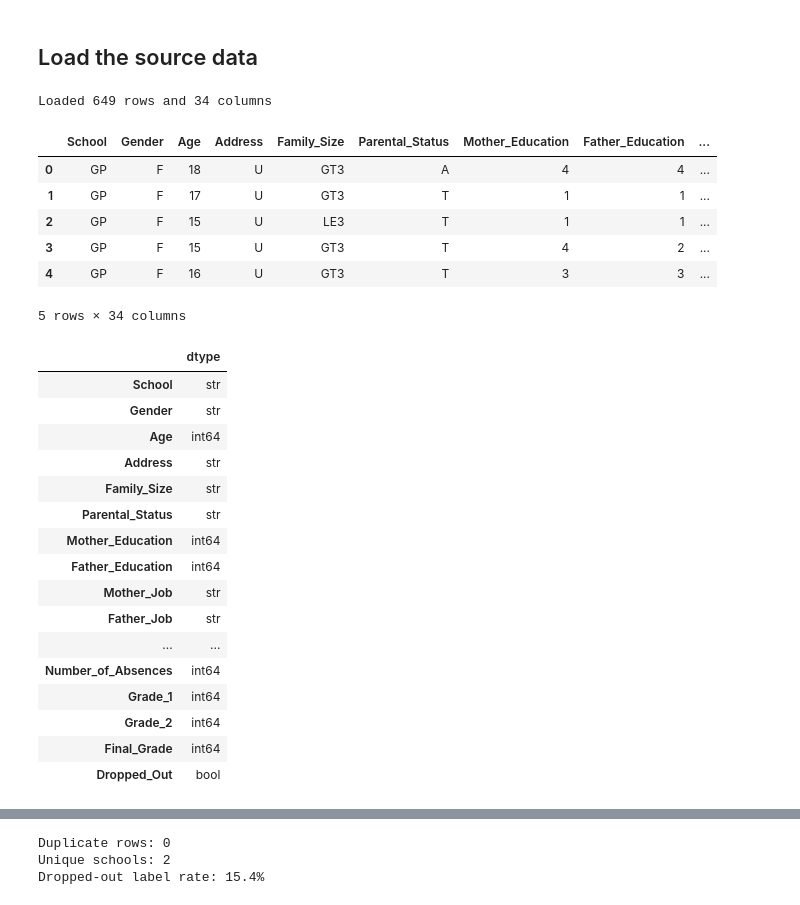
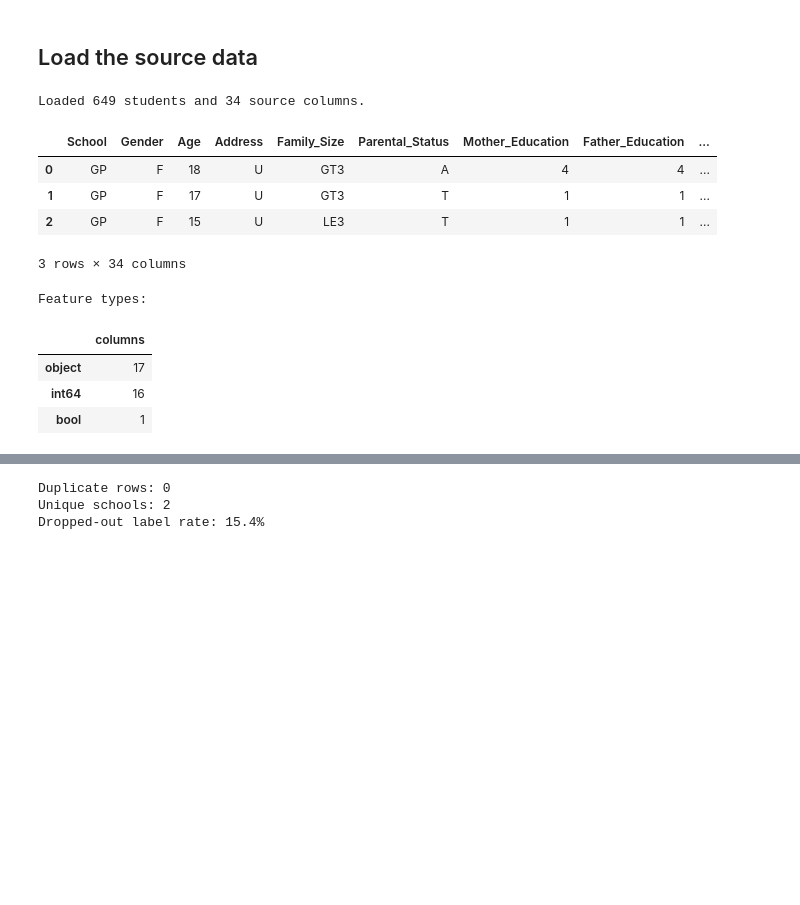
Before and after one commit to vmugabo/Komeza, a Jupyter notebook: komeza_wige/student_risk_assessment.ipynb, the cells around one changed output, grey strips where cells are left out. Saved outputs shown, nothing was run; the diff lists cells and outputs as text; code cells hidden in the pictures; blank space fills up the shorter version.

```diff
--- a/komeza_wige/student_risk_assessment.ipynb
+++ b/komeza_wige/student_risk_assessment.ipynb
@@ -38,35 +51,22 @@ EXPORT_DIR.mkdir(exist_ok=True)
 ## Load the source data
 # %%
 data = pd.read_csv(DATA_PATH)
-print(f'Loaded {len(data):,} rows and {len(data.columns)} columns')
-display(data.head())
+print(f"Loaded {len(data):,} students and {len(data.columns)} source columns.")
+display(data.head(3))
 # %% [output]
-Loaded 649 rows and 34 columns
+Loaded 649 students and 34 source columns.
 |  | School | Gender | Age | Address | Family_Size | Parental_Status | Mother_Education | Father_Education | ... |
 | 0 | GP | F | 18 | U | GT3 | A | 4 | 4 | ... |
 | 1 | GP | F | 17 | U | GT3 | T | 1 | 1 | ... |
 | 2 | GP | F | 15 | U | LE3 | T | 1 | 1 | ... |
-| 3 | GP | F | 15 | U | GT3 | T | 4 | 2 | ... |
-| 4 | GP | F | 16 | U | GT3 | T | 3 | 3 | ... |
-5 rows × 34 columns
+3 rows × 34 columns
 # %%
-display(data.dtypes.rename('dtype').to_frame())
+print("Feature types:")
+display(data.dtypes.value_counts().rename("columns").to_frame())
 # %% [output]
+Feature types:
-|  | dtype |
-| School | str |
-| Gender | str |
-| Age | int64 |
-| Address | str |
-| Family_Size | str |
-| Parental_Status | str |
-| Mother_Education | int64 |
-| Father_Education | int64 |
-| Mother_Job | str |
-| Father_Job | str |
-| ... | ... |
-| Number_of_Absences | int64 |
-| Grade_1 | int64 |
-| Grade_2 | int64 |
-| Final_Grade | int64 |
-| Dropped_Out | bool |
+|  | columns |
+| object | 17 |
+| int64 | 16 |
+| bool | 1 |
 # %%
```
Also changed, not shown: parts of 48 cells of this notebook, 6 other files.
